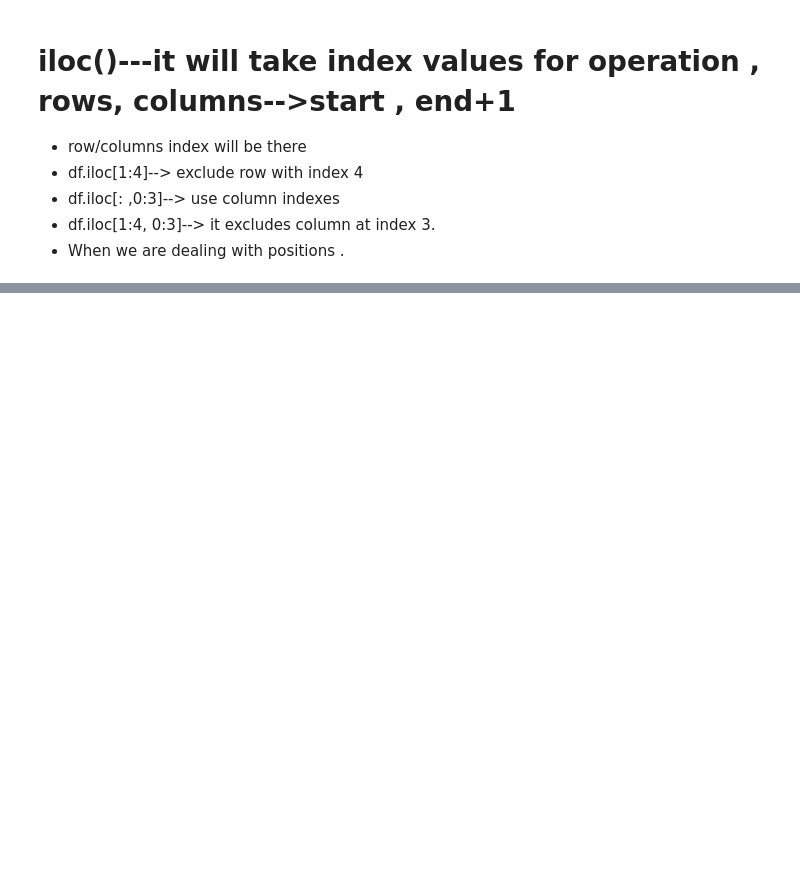
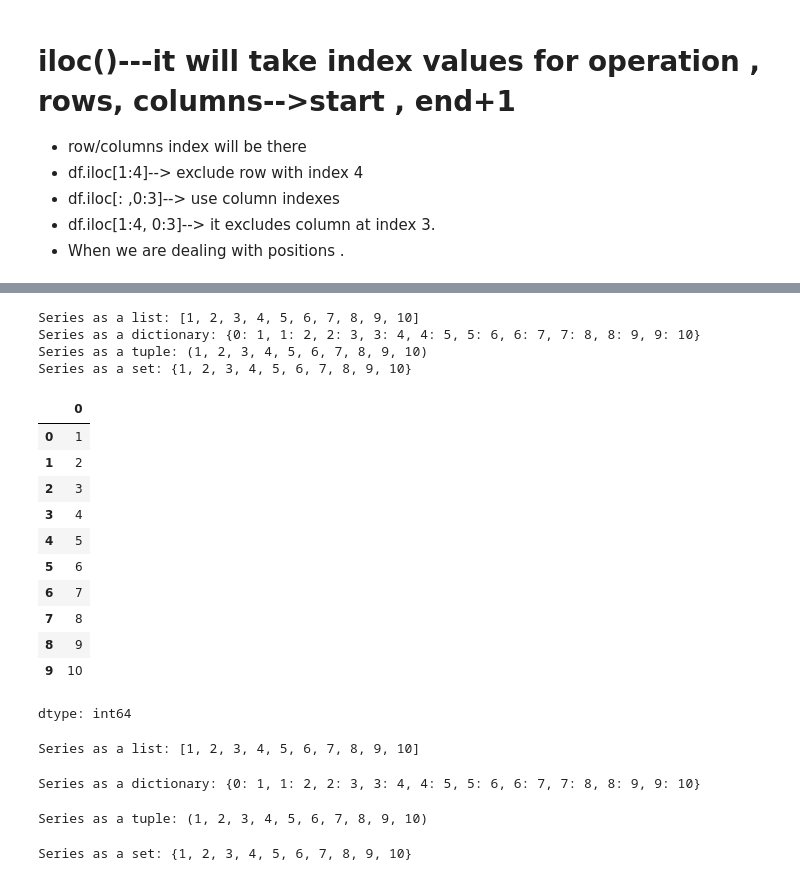
Before and after one commit to ATechievision/DataHubArchana, a Jupyter notebook: Pandas.ipynb, the cells around one changed output, grey strips where cells are left out. Drawn from its saved outputs; the diff is of its cells as text; code cells hidden in the pictures; blank space fills up the shorter version.

```diff
--- a/Pandas.ipynb
+++ b/Pandas.ipynb
@@ -337,0 +558,73 @@ data[(data[ýear]==1980) & (data['cylinder']>4)]
+# %%
+# prompt: Create a pandas series, with the elements as number from 1-10.Use the index values starting from 0-10.For the above series:
+
+import pandas as pd
+
+# Create a pandas Series with elements 1-10 and index 0-10
+data = list(range(1, 11))
+index_values = list(range(10))  # Index values 0-9
+series = pd.Series(data, index=index_values)
+
+# a. Convert the Series to a list
+series_list = series.tolist()
+print("Series as a list:", series_list)
+
+# b. Convert the Series to a dictionary
+series_dict = series.to_dict()
+print("Series as a dictionary:", series_dict)
+
+# c. Convert the Series to a tuple
+series_tuple = tuple(series)
+print("Series as a tuple:", series_tuple)
+
+# d. Convert the Series to a set
+series_set = set(series)
+print("Series as a set:", series_set)
+# %% [output]
+Series as a list: [1, 2, 3, 4, 5, 6, 7, 8, 9, 10]
+Series as a dictionary: {0: 1, 1: 2, 2: 3, 3: 4, 4: 5, 5: 6, 6: 7, 7: 8, 8: 9, 9: 10}
+Series as a tuple: (1, 2, 3, 4, 5, 6, 7, 8, 9, 10)
+Series as a set: {1, 2, 3, 4, 5, 6, 7, 8, 9, 10}
+# %%
+data=list (range(1,11))
+index_values=list(range(10))
+s1=pd.Series(data,index=index_values)
+s1
+# %% [output]
+|  | 0 |
+| 0 | 1 |
+| 1 | 2 |
+| 2 | 3 |
+| 3 | 4 |
+| 4 | 5 |
+| 5 | 6 |
+| 6 | 7 |
+| 7 | 8 |
+| 8 | 9 |
+| 9 | 10 |
+dtype: int64
+# %%
+# a. Convert the Series to a list
+
+series_list = series.tolist()
+print("Series as a list:", series_list)
+# %% [output]
+Series as a list: [1, 2, 3, 4, 5, 6, 7, 8, 9, 10]
+# %%
+# b. Convert the Series to a dictionary
+series_dict = series.to_dict()
+print("Series as a dictionary:", series_dict)
+# %% [output]
+Series as a dictionary: {0: 1, 1: 2, 2: 3, 3: 4, 4: 5, 5: 6, 6: 7, 7: 8, 8: 9, 9: 10}
+# %%
+# c. Convert the Series to a tuple
+series_tuple = tuple(series)
+print("Series as a tuple:", series_tuple)
+# %% [output]
+Series as a tuple: (1, 2, 3, 4, 5, 6, 7, 8, 9, 10)
+# %%
+# d. Convert the Series to a set
+series_set = set(series)
+print("Series as a set:", series_set)
+# %% [output]
+Series as a set: {1, 2, 3, 4, 5, 6, 7, 8, 9, 10}
```
Also changed, not shown: parts of 23 cells of this notebook.
